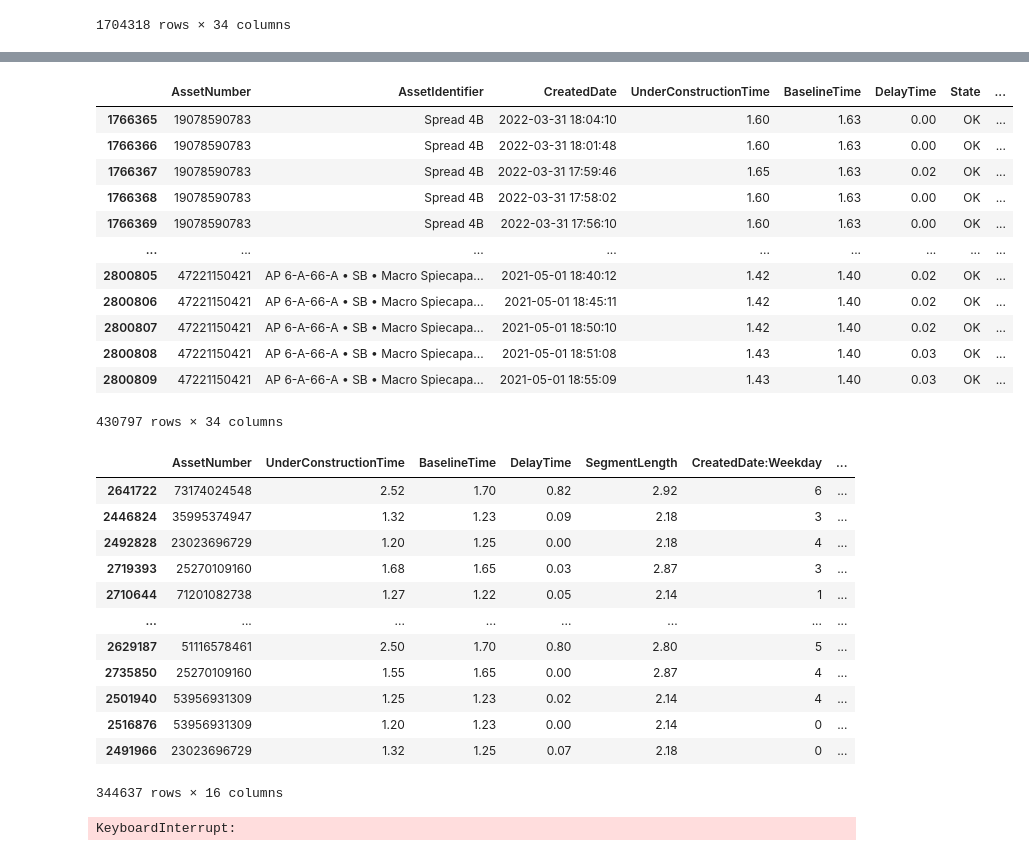
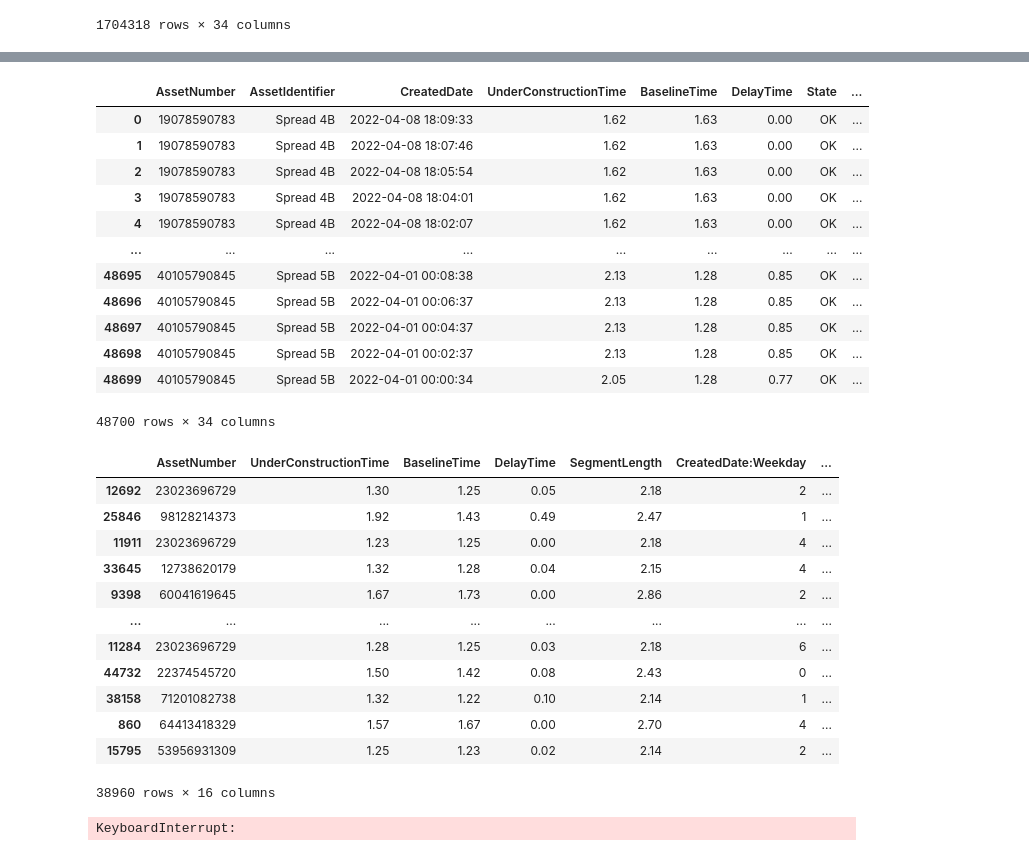
Before and after one commit to Gargoum-Lab/Workzone, a Jupyter notebook: code/feature_analysis.ipynb, the cells around one changed output, grey strips where cells are left out. Cells and saved outputs as stored; diff of their text form; code cells hidden in the pictures.

```diff
--- a/code/feature_analysis.ipynb
+++ b/code/feature_analysis.ipynb
@@ -6,9 +6,10 @@ import os
 import pyarrow.feather as feather
 from sklearn.model_selection import train_test_split
 # %%
-input_root_path = "P:\SALMALIS Lab\Work Zone Dataset"
+# input_root_path = "P:\SALMALIS Lab\Work Zone Dataset"
+input_root_path = "E:\OneDrive - UBC\Work Zone\data"
 # %%
-df = feather.read_feather(os.path.join(input_root_path, 'TravelTime_HaveCellCoverage.ftr'))
+df = feather.read_feather(os.path.join(input_root_path, 'TravelTimeInfo\TravelTime_HaveCellCoverage.ftr'))
 df
 # %% [output]
 |  | AssetNumber | AssetIdentifier | CreatedDate | UnderConstructionTime | BaselineTime | DelayTime | State | ... |
@@ -27,4 +79,5 @@ df
 # %%
-filtered_df = df[(91 <= df['CreatedDate:DayOfYear']) & (df['CreatedDate:DayOfYear']  <= 100) & (df['CreatedDate:Year'] == 2022)]
-pd.DataFrame(filtered_df['AssetNumber'].unique()).to_csv("E:\OneDrive - UBC\Work Zone\data\TravelTimeInfo\Assets_HaveCellCoverage_April_1-10.csv")
-# filtered_df.to_csv("E:\OneDrive - UBC\Work Zone\data\TravelTimeInfo\TravelTime_HaveCellCoverage_April_1-10.csv")
+df_filtered = df[(91 <= df['CreatedDate:DayOfYear']) & (df['CreatedDate:DayOfYear']  <= 100) & (df['CreatedDate:Year'] == 2022)].reset_index(drop=True)
+# pd.DataFrame(df_filtered['AssetNumber'].unique()).to_csv("E:\OneDrive - UBC\Work Zone\data\TravelTimeInfo\Assets_HaveCellCoverage_April_1-10.csv")
+# df_filtered.to_csv("E:\OneDrive - UBC\Work Zone\data\TravelTimeInfo\TravelTime_HaveCellCoverage_April_1-10.csv")
+df_filtered
@@ -31,21 +98,21 @@ pd.DataFrame(filtered_df['AssetNumber'].unique()).to_csv("E:\OneDrive - UBC\Work
 # %%
-df_processed = df.dropna(axis=0).copy()
+df_processed = df_filtered.dropna(axis=0).reset_index(drop=True).copy()
 df_processed['CreatedDate:Season'] = df_processed['CreatedDate:Month']%12 // 3 + 1
 df_processed
 # %% [output]
 |  | AssetNumber | AssetIdentifier | CreatedDate | UnderConstructionTime | BaselineTime | DelayTime | State | ... |
-| 1766365 | 19078590783 | Spread 4B | 2022-03-31 18:04:10 | 1.60 | 1.63 | 0.00 | OK | ... |
-| 1766366 | 19078590783 | Spread 4B | 2022-03-31 18:01:48 | 1.60 | 1.63 | 0.00 | OK | ... |
-| 1766367 | 19078590783 | Spread 4B | 2022-03-31 17:59:46 | 1.65 | 1.63 | 0.02 | OK | ... |
-| 1766368 | 19078590783 | Spread 4B | 2022-03-31 17:58:02 | 1.60 | 1.63 | 0.00 | OK | ... |
-| 1766369 | 19078590783 | Spread 4B | 2022-03-31 17:56:10 | 1.60 | 1.63 | 0.00 | OK | ... |
+| 0 | 19078590783 | Spread 4B | 2022-04-08 18:09:33 | 1.62 | 1.63 | 0.00 | OK | ... |
+| 1 | 19078590783 | Spread 4B | 2022-04-08 18:07:46 | 1.62 | 1.63 | 0.00 | OK | ... |
+| 2 | 19078590783 | Spread 4B | 2022-04-08 18:05:54 | 1.62 | 1.63 | 0.00 | OK | ... |
+| 3 | 19078590783 | Spread 4B | 2022-04-08 18:04:01 | 1.62 | 1.63 | 0.00 | OK | ... |
+| 4 | 19078590783 | Spread 4B | 2022-04-08 18:02:07 | 1.62 | 1.63 | 0.00 | OK | ... |
 | ... | ... | ... | ... | ... | ... | ... | ... | ... |
-| 2800805 | 47221150421 | AP 6-A-66-A • SB • Macro Spiecapa... | 2021-05-01 18:40:12 | 1.42 | 1.40 | 0.02 | OK | ... |
-| 2800806 | 47221150421 | AP 6-A-66-A • SB • Macro Spiecapa... | 2021-05-01 18:45:11 | 1.42 | 1.40 | 0.02 | OK | ... |
-| 2800807 | 47221150421 | AP 6-A-66-A • SB • Macro Spiecapa... | 2021-05-01 18:50:10 | 1.42 | 1.40 | 0.02 | OK | ... |
-| 2800808 | 47221150421 | AP 6-A-66-A • SB • Macro Spiecapa... | 2021-05-01 18:51:08 | 1.43 | 1.40 | 0.03 | OK | ... |
-| 2800809 | 47221150421 | AP 6-A-66-A • SB • Macro Spiecapa... | 2021-05-01 18:55:09 | 1.43 | 1.40 | 0.03 | OK | ... |
+| 48695 | 40105790845 | Spread 5B | 2022-04-01 00:08:38 | 2.13 | 1.28 | 0.85 | OK | ... |
+| 48696 | 40105790845 | Spread 5B | 2022-04-01 00:06:37 | 2.13 | 1.28 | 0.85 | OK | ... |
+| 48697 | 40105790845 | Spread 5B | 2022-04-01 00:04:37 | 2.13 | 1.28 | 0.85 | OK | ... |
+| 48698 | 40105790845 | Spread 5B | 2022-04-01 00:02:37 | 2.13 | 1.28 | 0.85 | OK | ... |
+| 48699 | 40105790845 | Spread 5B | 2022-04-01 00:00:34 | 2.05 | 1.28 | 0.77 | OK | ... |
-430797 rows × 34 columns
+48700 rows × 34 columns
 # %%
 x_drop_cols = ['TravelDirect', 'Spread', 'TrafficImpact', 'RoadType', 'TrafficControlSetup',
                'AssetIdentifier', 'CreatedDate', 'State', 'CreatedDate:Date', 'CreatedDate:Year', 'Weather:StationID', 'Weather:Long', 'Weather:Lat', 'Traffic:SiteNo', 'Traffic:IsTemporary', 'Traffic:AADT', 'Traffic:BaseYear', 'MaxSpeed']
@@ -56,18 +123,18 @@ x_train, x_test, y_train, y_test = train_test_split(df_x, df_y, test_size=.2, ra
 x_train
 # %% [output]
 |  | AssetNumber | UnderConstructionTime | BaselineTime | DelayTime | SegmentLength | CreatedDate:Weekday | ... |
-| 2641722 | 73174024548 | 2.52 | 1.70 | 0.82 | 2.92 | 6 | ... |
-| 2446824 | 35995374947 | 1.32 | 1.23 | 0.09 | 2.18 | 3 | ... |
-| 2492828 | 23023696729 | 1.20 | 1.25 | 0.00 | 2.18 | 4 | ... |
-| 2719393 | 25270109160 | 1.68 | 1.65 | 0.03 | 2.87 | 3 | ... |
-| 2710644 | 71201082738 | 1.27 | 1.22 | 0.05 | 2.14 | 1 | ... |
+| 12692 | 23023696729 | 1.30 | 1.25 | 0.05 | 2.18 | 2 | ... |
+| 25846 | 98128214373 | 1.92 | 1.43 | 0.49 | 2.47 | 1 | ... |
+| 11911 | 23023696729 | 1.23 | 1.25 | 0.00 | 2.18 | 4 | ... |
+| 33645 | 12738620179 | 1.32 | 1.28 | 0.04 | 2.15 | 4 | ... |
+| 9398 | 60041619645 | 1.67 | 1.73 | 0.00 | 2.86 | 2 | ... |
 | ... | ... | ... | ... | ... | ... | ... | ... |
-| 2629187 | 51116578461 | 2.50 | 1.70 | 0.80 | 2.80 | 5 | ... |
-| 2735850 | 25270109160 | 1.55 | 1.65 | 0.00 | 2.87 | 4 | ... |
-| 2501940 | 53956931309 | 1.25 | 1.23 | 0.02 | 2.14 | 4 | ... |
-| 2516876 | 53956931309 | 1.20 | 1.23 | 0.00 | 2.14 | 0 | ... |
-| 2491966 | 23023696729 | 1.32 | 1.25 | 0.07 | 2.18 | 0 | ... |
+| 11284 | 23023696729 | 1.28 | 1.25 | 0.03 | 2.18 | 6 | ... |
+| 44732 | 22374545720 | 1.50 | 1.42 | 0.08 | 2.43 | 0 | ... |
+| 38158 | 71201082738 | 1.32 | 1.22 | 0.10 | 2.14 | 1 | ... |
+| 860 | 64413418329 | 1.57 | 1.67 | 0.00 | 2.70 | 4 | ... |
+| 15795 | 53956931309 | 1.25 | 1.23 | 0.02 | 2.14 | 2 | ... |
-344637 rows × 16 columns
+38960 rows × 16 columns
 # %%
 reg = LazyRegressor(predictions=True)
 models, predictions = reg.fit(x_train, x_test, y_train, y_test)
```
Also changed, not shown: parts of 4 cells of this notebook, 1 other file.
